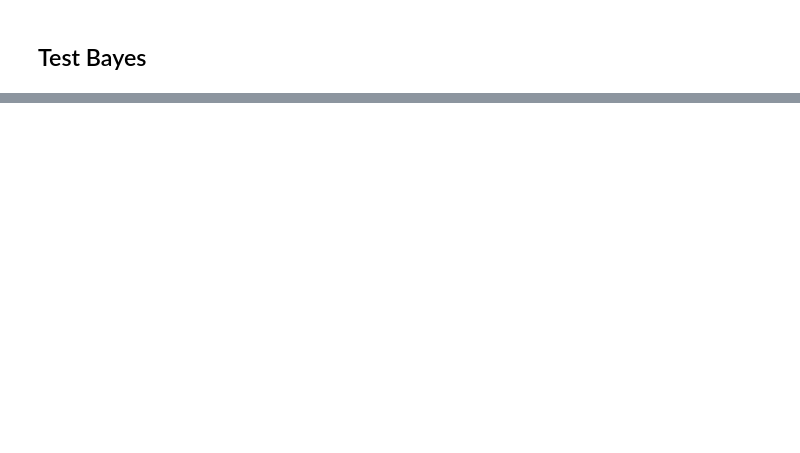
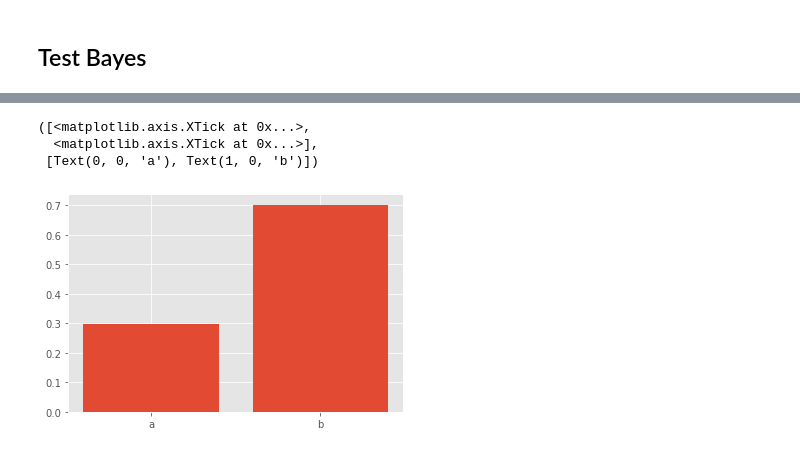
Before and after one commit to yotaKawashima/pythonTest, a Jupyter notebook: ds_python/bayesianStats.ipynb, the cells around one changed output, grey strips where cells are left out. Cells and saved outputs as stored; diff of their text form; code cells hidden in the pictures; blank space fills up the shorter version.

```diff
--- a/ds_python/bayesianStats.ipynb
+++ b/ds_python/bayesianStats.ipynb
@@ -42,0 +95,19 @@ plt.xticks(x, ["a", "b"])
+# %%
+pick_balls = [0, 1, 1, 1, 1]
+likelihood_a = np.prod(bernoulli.pmf(pick_balls, p_a))
+likelihood_b = np.prod(bernoulli.pmf(pick_balls, p_b))
+
+pa_posterior = likelihood_a * p_prior
+pb_posterior = likelihood_b * (1 - p_prior)
+
+norm = pa_posterior + pb_posterior
+
+df = pd.DataFrame([pa_posterior/norm, pb_posterior/norm], columns=["post"])
+x = np.arange(df.shape[0])
+plt.bar(x, df["post"])
+plt.xticks(x, ["a", "b"])
+# %% [output]
+([<matplotlib.axis.XTick at 0x...>,
+  <matplotlib.axis.XTick at 0x...>],
+ [Text(0, 0, 'a'), Text(1, 0, 'b')])
+[figure, added]
```
Also changed, not shown: parts of 14 cells of this notebook, 11 other files.
